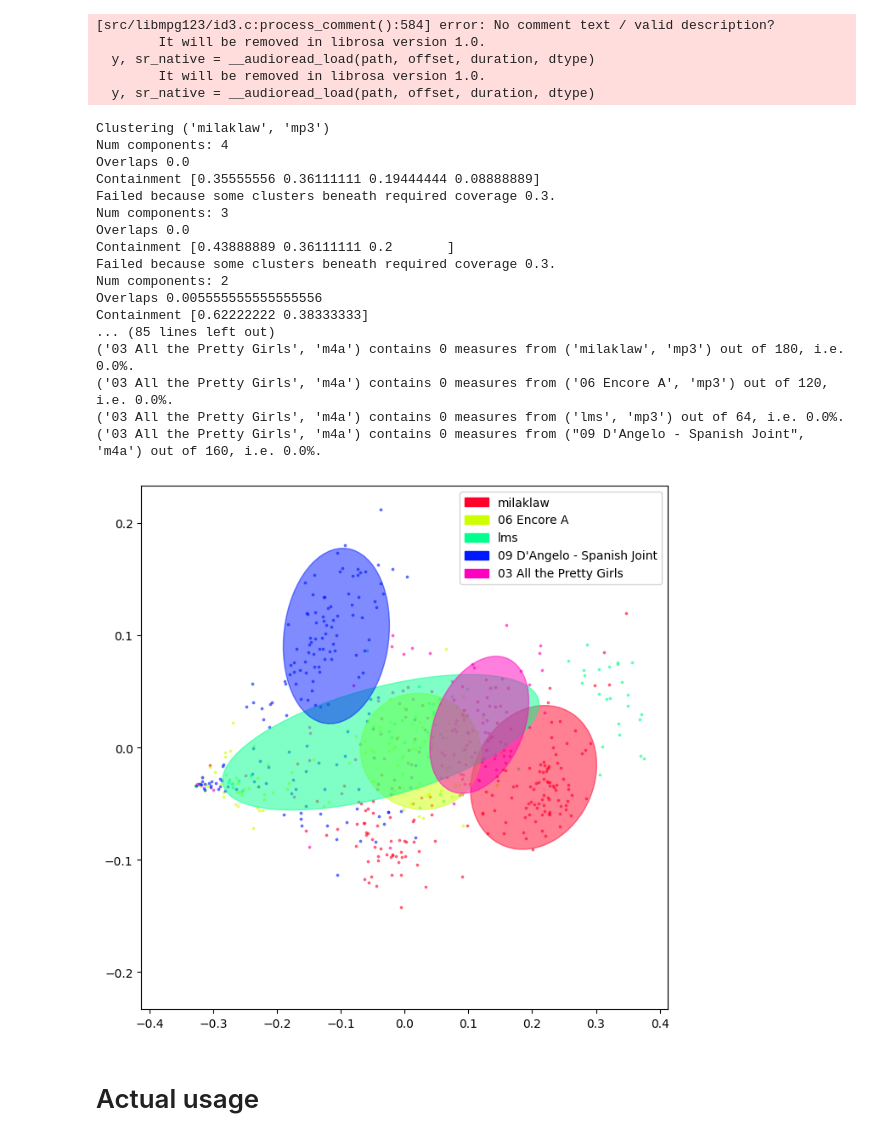
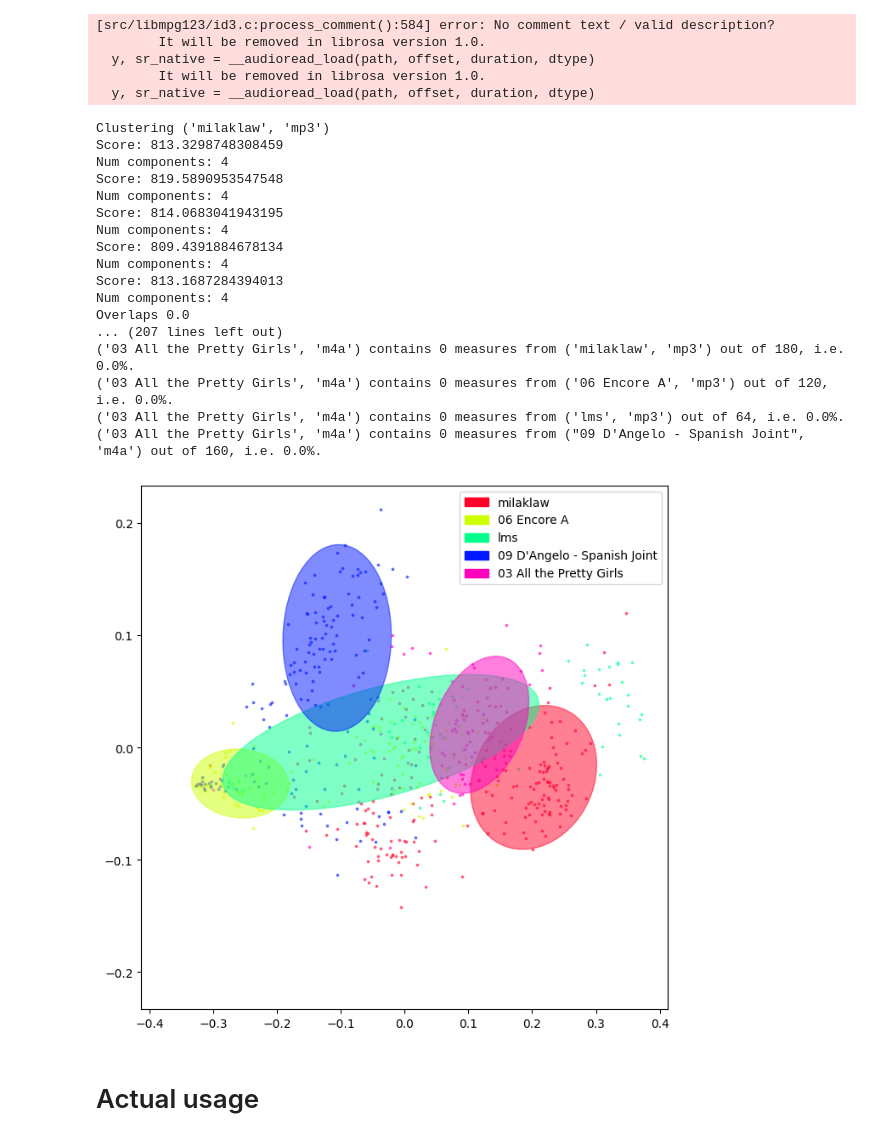
Before and after one commit to chenhi/groove_gang, a Jupyter notebook: demo_intraclustering.ipynb, the cells around one changed output. Drawn from its saved outputs; the diff is of its cells as text; code cells hidden in the pictures.

```diff
--- a/demo_intraclustering.ipynb
+++ b/demo_intraclustering.ipynb
@@ -18,7 +18,7 @@ from sklearn.decomposition import PCA
 from groove.downbeats import get_measures, get_beat_frames, smooth_power, beat_peaks, get_beat_data, get_audio_data
 from groove.embedding import bar_embedding, load_bar_embedding, load_bar_embedding_total, bar_embedding_total
 from groove.downbeats import get_measures, get_beat_frames, smooth_power, beat_peaks, get_beat_data, get_audio_data
-from groove.intraclustering import get_ellipse_patch, get_patches, winnow_gm_components, ellipse_contains_points, find_closest_indices
+from groove.intraclustering import get_ellipse_patch, get_patches, winnow_gm_components, ellipse_contains_points, find_closest_indices, bic_winnow_gm_components
 import groove
 
 
@@ -33,10 +33,11 @@ def simulate_num_components(data, num_trials, confidence_limit=0.9, cluster_thre
     return counts
 
 
-
-
-def do_clustering(data, confidence_limit=0.9, cluster_threshold=0.2, overlap_allowance=0.1, use_weights=False, verbose=False):
-    gm = winnow_gm_components(data, confidence_limit=confidence_limit, cluster_threshold=cluster_threshold, overlap_allowance=overlap_allowance, use_weights=use_weights, verbose=verbose)
+def do_clustering(data, method='naive', max_clusters=5, simulations_per_level=3, confidence_limit=0.9, cluster_threshold=0.2, overlap_allowance=0.1, use_weights=False, verbose=False):
+    if method == 'score':
+        gm = bic_winnow_gm_components(data, max_clusters=max_clusters, simulations_per_level=simulations_per_level, verbose=verbose)
+    else:
+        gm = winnow_gm_components(data, simulations_per_level=simulations_per_level, confidence_limit=confidence_limit, cluster_threshold=cluster_threshold, overlap_allowance=overlap_allowance, use_weights=use_weights, verbose=verbose)
     print(f"Weights: {gm.weights_}")
 
     pca = PCA(n_components=2)
@@ -44,6 +45,7 @@ def do_clustering(data, confidence_limit=0.9, cluster_threshold=0.2, overlap_all
     print(f"PCA values: {pca.singular_values_}")
 
     return gm, pca
+
 
 def do_projected_plot(gm, pca, data, confidence=0.9, data_list=None, file_list=None):
 
@@ -102,0 +167,7 @@ def do_bar_sample(indices, file, process: Callable, ext="mp3"):
+# %%
+inds = find_closest_indices(gm.means_, data)
+
+for i in range(len(file_list)):
+    print(f"Samples from {file_list[i][0]}")
+    do_bar_sample(data_inds[inds][data_file_inds[inds] == i], file_list[i][0], smooth_power, ext=file_list[i][1])
+    print("")
@@ -148,7 +230,8 @@ For visualization, PCA the top two components and project the clusters down
 #gm, pca = do_clustering(data, confidence_limit=c, cluster_threshold=0.3, overlap_allowance=0.2, use_weights=False, verbose=True)
 
 c = .8
-gm, pca = do_clustering(data, confidence_limit=c, cluster_threshold=0.3/len(file_list), overlap_allowance=1, use_weights=False, verbose=True)
+gm, pca = do_clustering(data, method='naive', max_clusters=20, confidence_limit=c, cluster_threshold=0.3/len(file_list), overlap_allowance=1, use_weights=False, verbose=True)
+
 
 do_projected_plot(gm, pca, data, c, data_list=data_list, file_list=file_list)
 # %% [output]
@@ -236,7 +317,7 @@ pcas = []
 c = .8
 for i, data in enumerate(data_list):
     print(f"Clustering {file_list[i]}")
-    gm, _ = do_clustering(data, confidence_limit=c, cluster_threshold=0.3, overlap_allowance=0.2, use_weights=False, verbose=True)
+    gm, _ = do_clustering(data, simulations_per_level=5, confidence_limit=c, cluster_threshold=0.3, overlap_allowance=0.2, use_weights=False, verbose=True)
     gms.append(gm)
     print("")
 
@@ -268,59 +349,44 @@ print("====================\n")
 
 patches = []
 legend_patches = []
 for i, gm in enumerate(gms):
     p, _ = get_patches(gm, confidence=c, pts=data_list[i], pca=pca)
     best_cluster = gm.weights_.argmax()
     patches.append(p[best_cluster])
     patches[-1].set_color(cmap[i])
     legend_patches.append(mpatches.Patch(color=cmap[i], label=file_list[i][0]))
 
     # Check how many points from other songs this contains
     for j in range(len(data_list)):
         if i == j:
             continue
         bad_containment = ellipse_contains_points(gm.means_[best_cluster], gm.covariances_[best_cluster], data_list[j], confidence=c)
         print(f"{file_list[i]} contains {bad_containment.sum().item()} measures from {file_list[j]} out of {bad_containment.shape[0]}, i.e. {bad_containment.sum().item()/bad_containment.shape[0] * 100}%.")
     print("")
 
-# if data_list != None:
-#     #plt.cm.get_cmap('hsv', len(data_list)+1)
-
-#     running_total = 0
-#     legend_patches = []
-#     for i, d in enumerate(data_list):
-#         plt.scatter(red_data[running_total:running_total + d.shape[0],0], red_data[running_total:running_total + d.shape[0],1], alpha=0.5, color=cmap[i], s=3)
-#         running_total += d.shape[0]
-#         if file_list != None:
-#             legend_patches.append(mpatches.Patch(color=cmap[i], label=file_list[i][0]))
-#     if file_list != None:
-#         ax.legend(handles=legend_patches)
-# else:
-#     plt.scatter(red_data[:,0], red_data[:,1], alpha=0.7)
-
 
 ax.legend(handles=legend_patches)
 for p in patches:
      ax.add_patch(p)
 # %% [output]
 Clustering ('milaklaw', 'mp3')
+Score: 813.3298748308459
+Num components: 4
+Score: 819.5890953547548
+Num components: 4
+Score: 814.0683041943195
+Num components: 4
+Score: 809.4391884678134
+Num components: 4
+Score: 813.1687284394013
 Num components: 4
 Overlaps 0.0
-Containment [0.35555556 0.36111111 0.19444444 0.08888889]
-Failed because some clusters beneath required coverage 0.3.
-Num components: 3
-Overlaps 0.0
-Containment [0.43888889 0.36111111 0.2       ]
-Failed because some clusters beneath required coverage 0.3.
-Num components: 2
-Overlaps 0.005555555555555556
-Containment [0.62222222 0.38333333]
-... (85 lines left out)
+... (207 lines left out)
 ('03 All the Pretty Girls', 'm4a') contains 0 measures from ('milaklaw', 'mp3') out of 180, i.e. 0.0%.
 ('03 All the Pretty Girls', 'm4a') contains 0 measures from ('06 Encore A', 'mp3') out of 120, i.e. 0.0%.
 ('03 All the Pretty Girls', 'm4a') contains 0 measures from ('lms', 'mp3') out of 64, i.e. 0.0%.
 ('03 All the Pretty Girls', 'm4a') contains 0 measures from ("09 D'Angelo - Spanish Joint", 'm4a') out of 160, i.e. 0.0%.
-[figure, old version]
+[figure, new version]
 # %% [markdown]
 # Actual usage
 # %%
```
Also changed, not shown: parts of 7 cells of this notebook, 2 other files.
